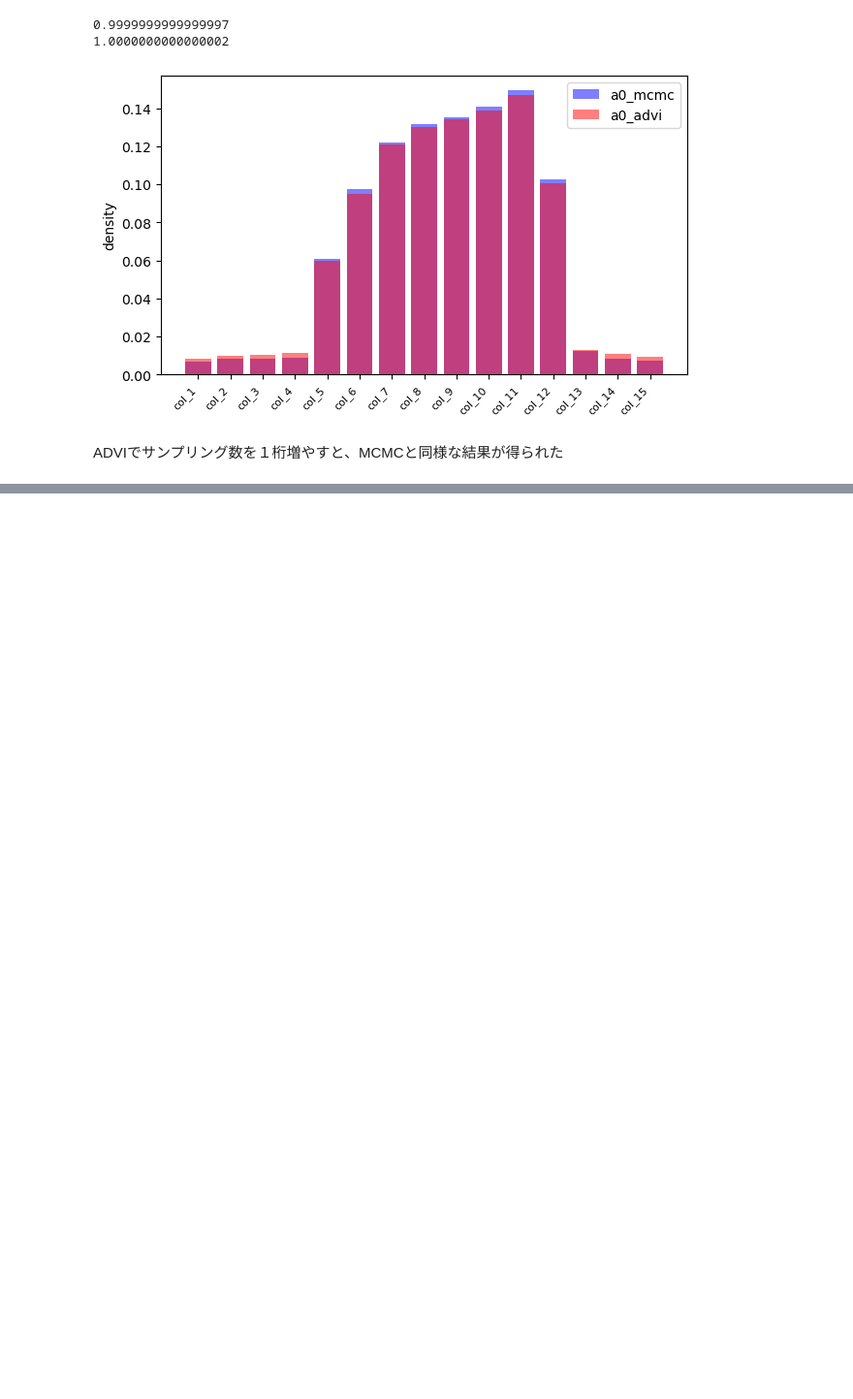
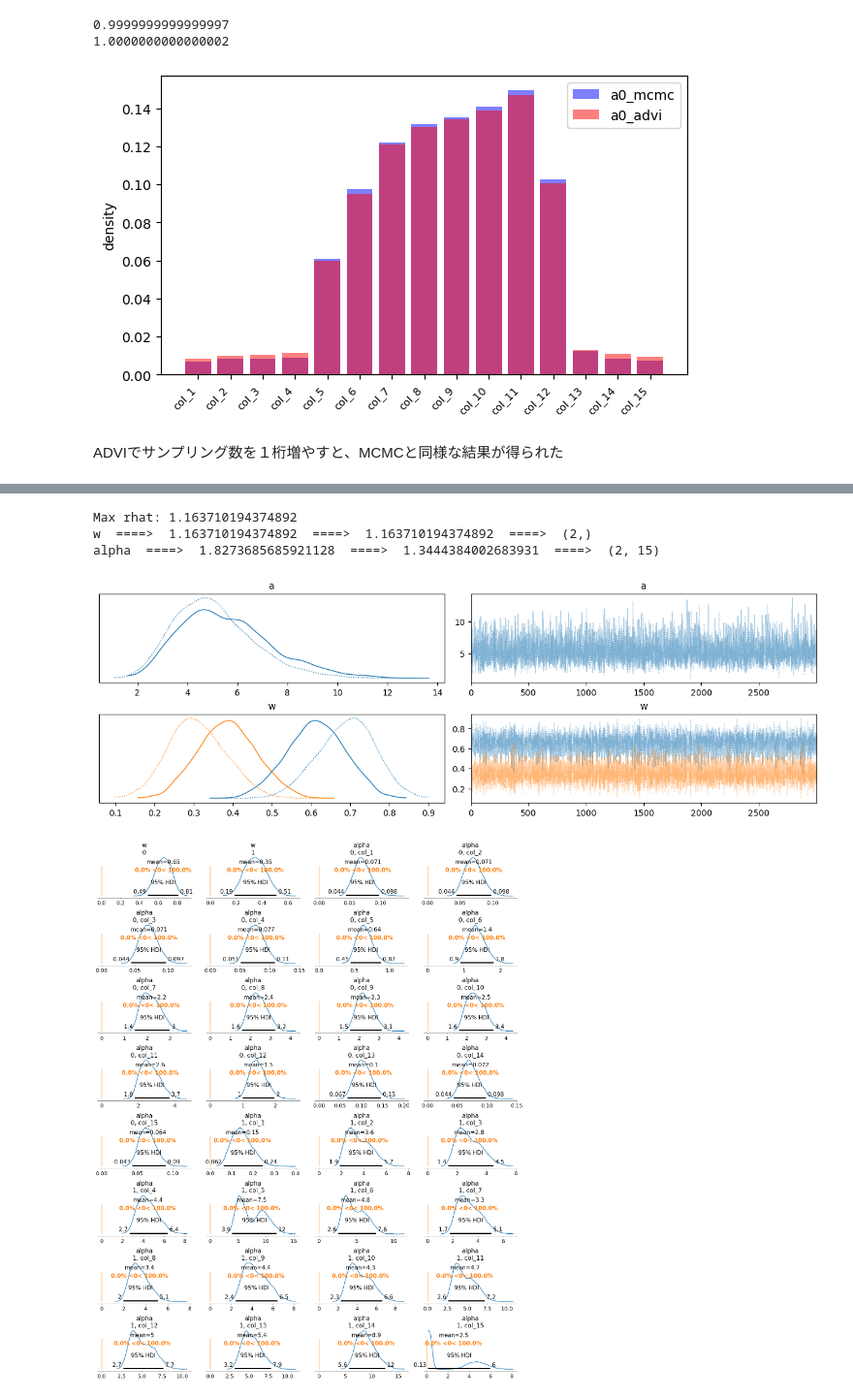
Before and after one commit to shashashanki/python_project_git, a Jupyter notebook: 05_時系列データの取り扱い/08_pymc_dirichlet/07_fr05_dirichlet_multi-class_潜在変数削除.ipynb, the cells around one changed output, grey strips where cells are left out. Shown at 97% size. Drawn from its saved outputs; the diff is of its cells as text; code cells hidden in the pictures; blank space fills up the shorter version.

```diff
--- a/05_時系列データの取り扱い/08_pymc_dirichlet/07_fr05_dirichlet_multi-class_潜在変数削除.ipynb
+++ b/05_時系列データの取り扱い/08_pymc_dirichlet/07_fr05_dirichlet_multi-class_潜在変数削除.ipynb
@@ -736,0 +774,13 @@ ADVIでサンプリング数を１桁増やすと、MCMCと同様な結果が得
+# %%
+%%time
+# MCMC実行
+# バックエンドでNumPyroで実行
+with model_dirichlet:
+    # MCMCによる推論
+    trace = pm.sample(draws=3000, tune=1000, chains=2, nuts_sampler="numpyro",
+                        random_seed=1, return_inferencedata=True,)
+# >> Wall time: 45.5 s
+# データの保存 to_netcdfの利用
+# trace.to_netcdf('model_random1.nc')
+# データの読み込み from_netcdfの利用
+#trace = az.from_netcdf('model_random1.nc')
@@ -736,0 +796,36 @@ ADVIでサンプリング数を１桁増やすと、MCMCと同様な結果が得
+# %%
+# MCMCの収束を評価
+rhat_vals = az.rhat(trace).values()
+# 最大のRhatを確認
+result = np.max([np.max(i.values) for i in rhat_vals if i.name in ['w']])
+print('Max rhat:', result)
+# 1.1以上のRhatを確認
+for i in rhat_vals:
+    if np.max(i.values)>=1.1:
+        print(i.name, np.max(i.values), np.mean(i.values), i.values.shape, sep='  ====>  ')
+
+
+# トレースプロットとか
+# plot_trace
+az.plot_trace(trace, backend_kwargs={"constrained_layout":True}, var_names=['a','w'])
+plt.show()
+
+# # forest plotでRハットと一緒に可視化
+# az.plot_forest(trace, combined=True, hdi_prob=0.95, r_hat=True, var_names=["coef", "intercept", "random", 'mu'])
+# plt.tight_layout()
+# plt.show()
+
+# 事後分布の確認
+az.plot_posterior(trace, hdi_prob=0.95, var_names=['w', 'alpha'], ref_val=0, figsize=(16,20))
+plt.tight_layout()
+plt.show()
+
+# # Energy Plot
+# az.plot_energy(trace)
+# plt.show()
+# %% [output]
+Max rhat: 1.163710194374892
+w  ====>  1.163710194374892  ====>  1.163710194374892  ====>  (2,)
+alpha  ====>  1.8273685685921128  ====>  1.3444384002683931  ====>  (2, 15)
+[figure, added]
+[figure, added]
```
Also changed, not shown: parts of 7 cells of this notebook.
